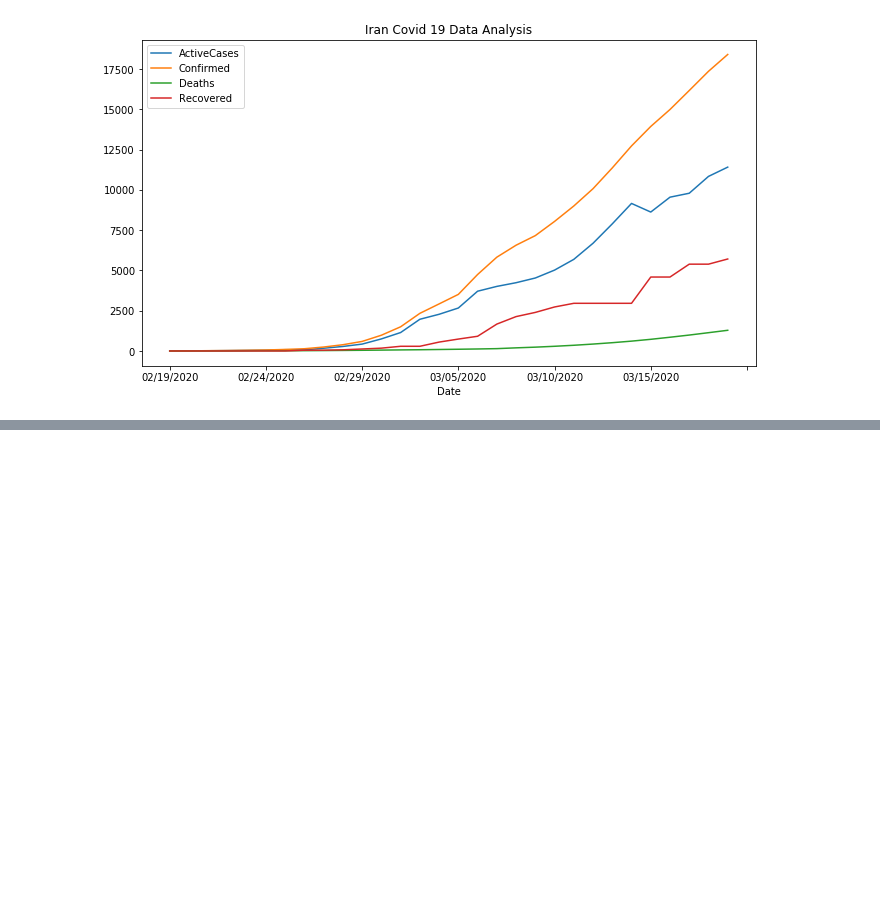
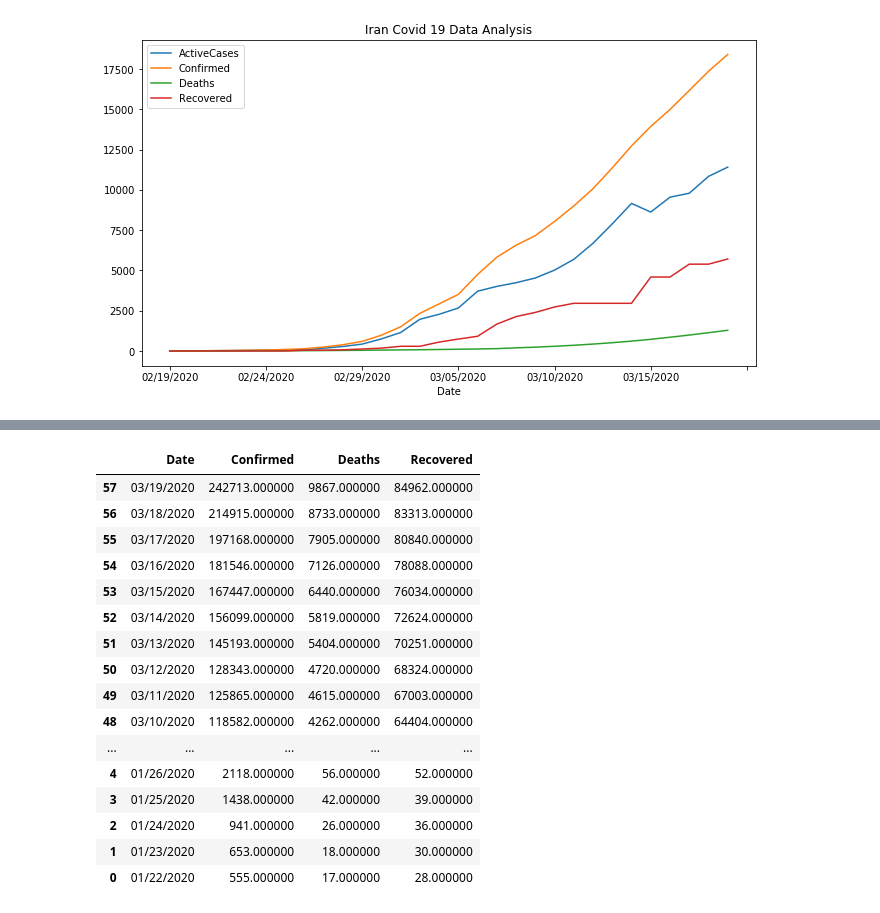
Before and after one commit to yasasmahima/Covid19-Data-Analysis-and-Prediction, a Jupyter notebook: COVID-19 Data Analysis.ipynb, the cells around one changed output, grey strips where cells are left out. Saved outputs shown, nothing was run; the diff lists cells and outputs as text; code cells hidden in the pictures; blank space fills up the shorter version.

```diff
--- a/COVID-19 Data Analysis.ipynb
+++ b/COVID-19 Data Analysis.ipynb
@@ -160,0 +171,24 @@ Text(0.5, 1.0, 'Iran Covid 19 Data Analysis')
+# %%
+cases_per_Day = data.groupby(["Date"])['Confirmed','Deaths', 'Recovered'].sum().reset_index()
+data_table=cases_per_Day.sort_values('Date',ascending=False)
+
+data_table.style.background_gradient(cmap='Blues')
+# data_table.set_title('Increasing of the Virus')
+# %% [output]
+|  | Date | Confirmed | Deaths | Recovered |
+| 57 | 03/19/2020 | 242713.000000 | 9867.000000 | 84962.000000 |
+| 56 | 03/18/2020 | 214915.000000 | 8733.000000 | 83313.000000 |
+| 55 | 03/17/2020 | 197168.000000 | 7905.000000 | 80840.000000 |
+| 54 | 03/16/2020 | 181546.000000 | 7126.000000 | 78088.000000 |
+| 53 | 03/15/2020 | 167447.000000 | 6440.000000 | 76034.000000 |
+| 52 | 03/14/2020 | 156099.000000 | 5819.000000 | 72624.000000 |
+| 51 | 03/13/2020 | 145193.000000 | 5404.000000 | 70251.000000 |
+| 50 | 03/12/2020 | 128343.000000 | 4720.000000 | 68324.000000 |
+| 49 | 03/11/2020 | 125865.000000 | 4615.000000 | 67003.000000 |
+| 48 | 03/10/2020 | 118582.000000 | 4262.000000 | 64404.000000 |
+| ... | ... | ... | ... | ... |
+| 4 | 01/26/2020 | 2118.000000 | 56.000000 | 52.000000 |
+| 3 | 01/25/2020 | 1438.000000 | 42.000000 | 39.000000 |
+| 2 | 01/24/2020 | 941.000000 | 26.000000 | 36.000000 |
+| 1 | 01/23/2020 | 653.000000 | 18.000000 | 30.000000 |
+| 0 | 01/22/2020 | 555.000000 | 17.000000 | 28.000000 |
```
Also changed, not shown: parts of 2 cells of this notebook.
